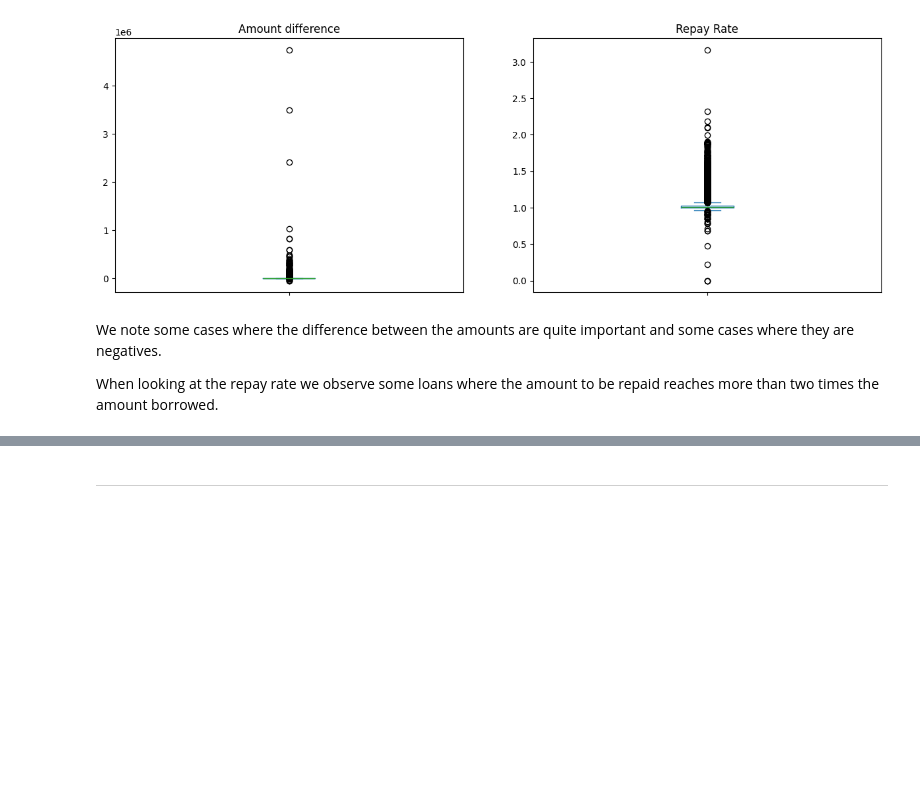
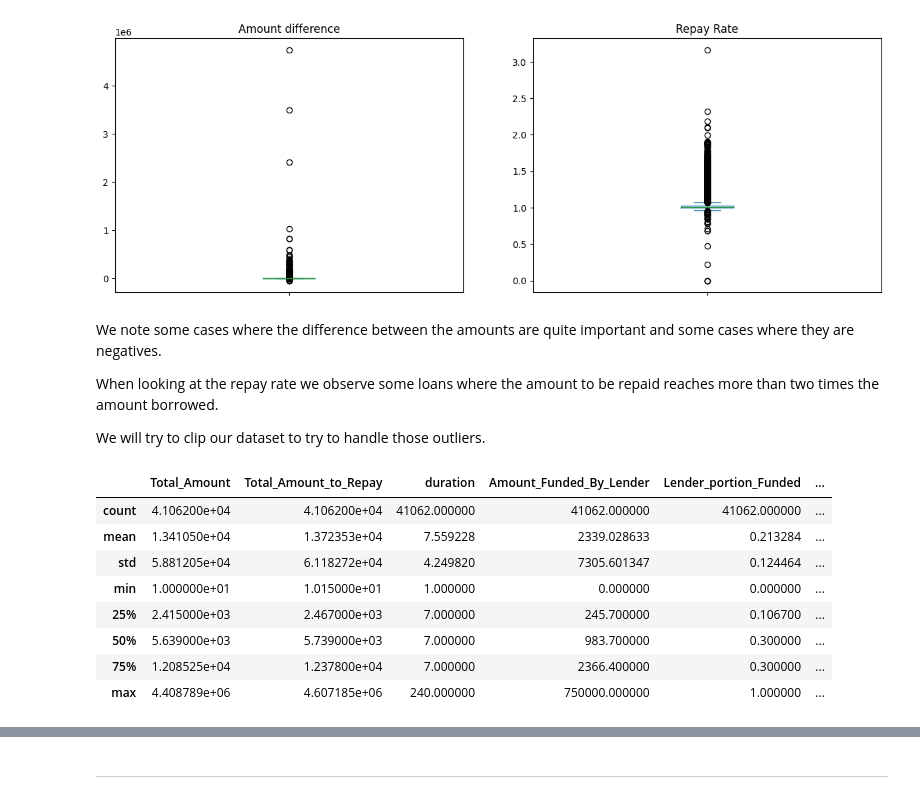
Before and after one commit to Toavina00/Zindi-credit-scoring, a Jupyter notebook: credit-scoring-EDA.ipynb, the cells around one changed output, grey strips where cells are left out. Saved outputs shown, nothing was run; the diff lists cells and outputs as text; code cells hidden in the pictures; blank space fills up the shorter version.

```diff
--- a/credit-scoring-EDA.ipynb
+++ b/credit-scoring-EDA.ipynb
@@ -403,3 +403,50 @@ plt.show()
 We note some cases where the difference between the amounts are quite important and some cases where they are negatives.
 
 When looking at the repay rate we observe some loans where the amount to be repaid reaches more than two times the amount borrowed.
+
+We will try to clip our dataset to try to handle those outliers.
+# %%
+df = train.copy()
+
+df['duration'] = df['duration'].astype(np.float64)
+
+df_ind = indicator.dropna()
+
+ind_dict = {}
+country = df_ind["Country"].unique()
+years = {k: int(k[2:])+1 for k in df_ind.columns[2:]}
+ind_list = []
+
+for ind in df_ind["Indicator"].unique():
+    if df_ind[df_ind["Indicator"] == ind].shape[0] == len(country):
+        ind_list.append(ind)
+
+for country in df_ind["Country"].unique():
+    ind_dict[country] = {}
+    for ind in ind_list:
+        ind_dict[country][ind] = {}
+        for k, v in years.items():
+            ind_dict[country][ind][v] = df_ind[(df_ind["Country"] == country) & (df_ind["Indicator"] == ind)][k].values[0]
+
+df['disbursement_year'] = pd.to_datetime(df['disbursement_date']).dt.year
+
+for ind in ind_list:
+    df[ind] = df.apply(lambda row: ind_dict[row['country_id']][ind][row['disbursement_year']], axis=1)
+
+df["Repay_Rate"] = (df["Total_Amount_to_Repay"] + 1) / (df["Total_Amount"] + 1)
+df["Repay_Rate_Lender"] = (df["Lender_portion_to_be_repaid"] + 1) / (df["Amount_Funded_By_Lender"] + 1)
+
+lower, upper = df["Repay_Rate"].quantile([0.05, 0.95])
+df = df[(df["Repay_Rate"] > lower) & (df["Repay_Rate"] < upper)]
+
+df.select_dtypes(include=np.float64).describe()
+# %% [output]
+|  | Total_Amount | Total_Amount_to_Repay | duration | Amount_Funded_By_Lender | Lender_portion_Funded | ... |
+| count | 4.106200e+04 | 4.106200e+04 | 41062.000000 | 41062.000000 | 41062.000000 | ... |
+| mean | 1.341050e+04 | 1.372353e+04 | 7.559228 | 2339.028633 | 0.213284 | ... |
+| std | 5.881205e+04 | 6.118272e+04 | 4.249820 | 7305.601347 | 0.124464 | ... |
+| min | 1.000000e+01 | 1.015000e+01 | 1.000000 | 0.000000 | 0.000000 | ... |
+| 25% | 2.415000e+03 | 2.467000e+03 | 7.000000 | 245.700000 | 0.106700 | ... |
+| 50% | 5.639000e+03 | 5.739000e+03 | 7.000000 | 983.700000 | 0.300000 | ... |
+| 75% | 1.208525e+04 | 1.237800e+04 | 7.000000 | 2366.400000 | 0.300000 | ... |
+| max | 4.408789e+06 | 4.607185e+06 | 240.000000 | 750000.000000 | 1.000000 | ... |
```
Also changed, not shown: parts of 5 cells of this notebook.
